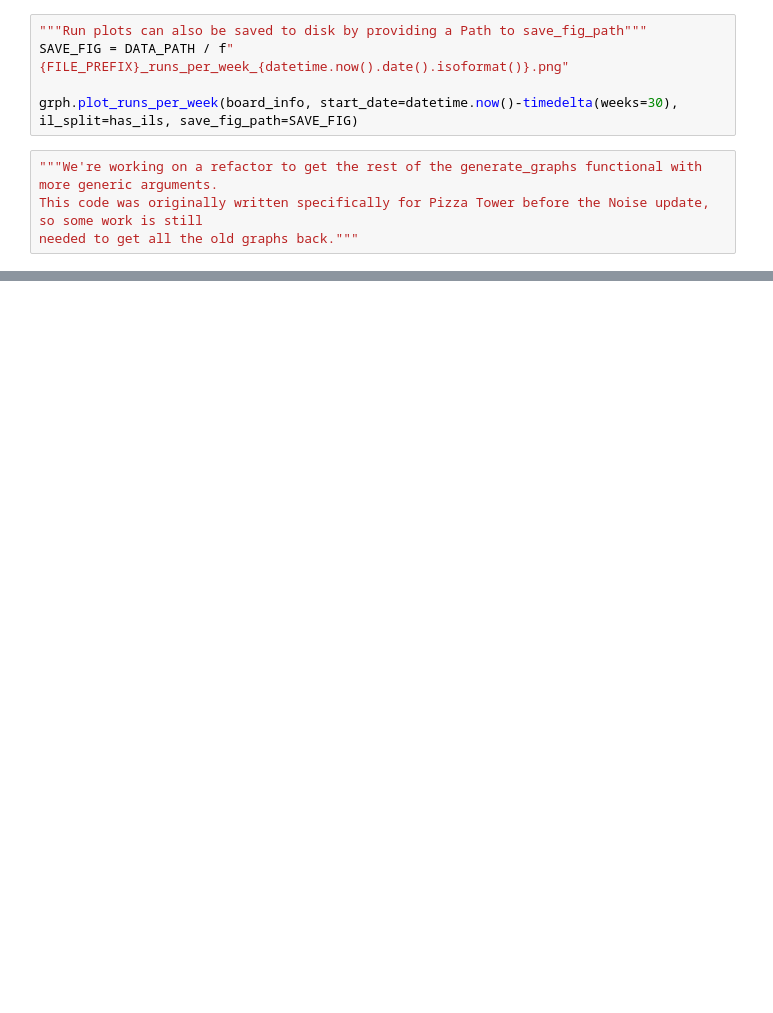
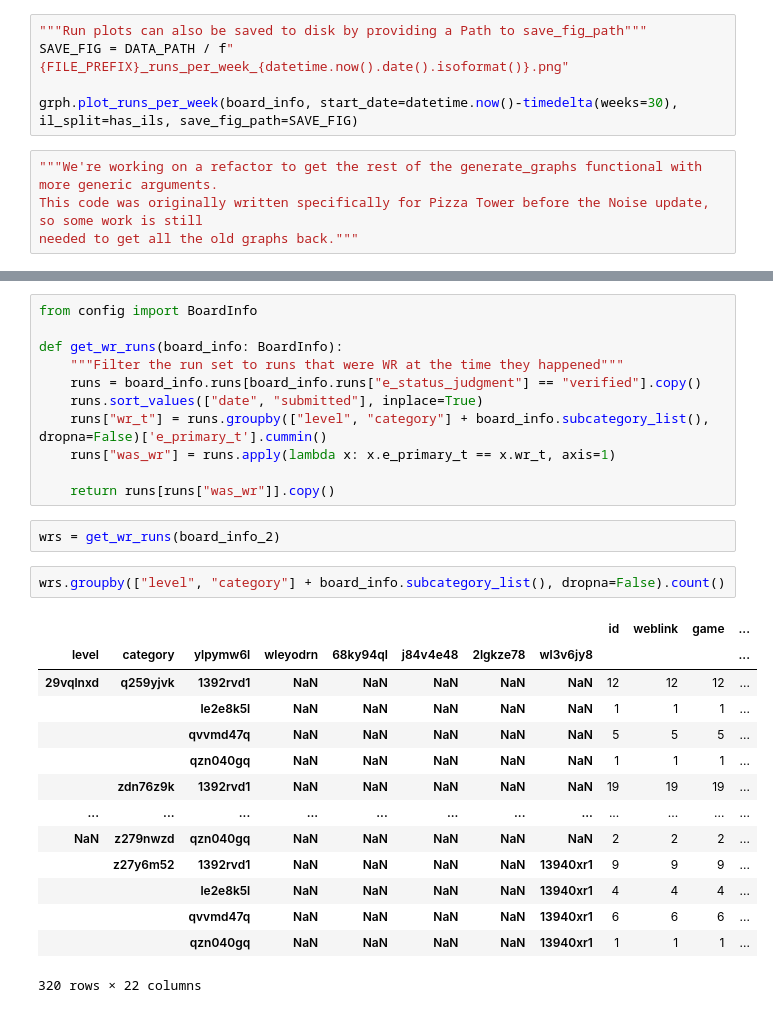
Before and after one commit to Vicas/src-stats, a Jupyter notebook: sample_notebook.ipynb, the cells around one changed output, grey strips where cells are left out. Saved outputs shown, nothing was run; the diff lists cells and outputs as text; blank space fills up the shorter version.

```diff
--- a/sample_notebook.ipynb
+++ b/sample_notebook.ipynb
@@ -51,0 +278,30 @@ needed to get all the old graphs back."""
+# %%
+from config import BoardInfo
+
+def get_wr_runs(board_info: BoardInfo):
+    """Filter the run set to runs that were WR at the time they happened"""
+    runs = board_info.runs[board_info.runs["e_status_judgment"] == "verified"].copy()
+    runs.sort_values(["date", "submitted"], inplace=True)
+    runs["wr_t"] = runs.groupby(["level", "category"] + board_info.subcategory_list(), dropna=False)['e_primary_t'].cummin()
+    runs["was_wr"] = runs.apply(lambda x: x.e_primary_t == x.wr_t, axis=1)
+
+    return runs[runs["was_wr"]].copy()
+# %%
+wrs = get_wr_runs(board_info_2)
+# %%
+wrs.groupby(["level", "category"] + board_info.subcategory_list(), dropna=False).count()
+# %% [output]
+|  |  |  |  |  |  |  |  | id | weblink | game | ... |
+| level | category | ylpymw6l | wleyodrn | 68ky94ql | j84v4e48 | 2lgkze78 | wl3v6jy8 |  |  |  | ... |
+| 29vqlnxd | q259yjvk | 1392rvd1 | NaN | NaN | NaN | NaN | NaN | 12 | 12 | 12 | ... |
+|  |  | le2e8k5l | NaN | NaN | NaN | NaN | NaN | 1 | 1 | 1 | ... |
+|  |  | qvvmd47q | NaN | NaN | NaN | NaN | NaN | 5 | 5 | 5 | ... |
+|  |  | qzn040gq | NaN | NaN | NaN | NaN | NaN | 1 | 1 | 1 | ... |
+|  | zdn76z9k | 1392rvd1 | NaN | NaN | NaN | NaN | NaN | 19 | 19 | 19 | ... |
+| ... | ... | ... | ... | ... | ... | ... | ... | ... | ... | ... | ... |
+| NaN | z279nwzd | qzn040gq | NaN | NaN | NaN | NaN | NaN | 2 | 2 | 2 | ... |
+|  | z27y6m52 | 1392rvd1 | NaN | NaN | NaN | NaN | 13940xr1 | 9 | 9 | 9 | ... |
+|  |  | le2e8k5l | NaN | NaN | NaN | NaN | 13940xr1 | 4 | 4 | 4 | ... |
+|  |  | qvvmd47q | NaN | NaN | NaN | NaN | 13940xr1 | 6 | 6 | 6 | ... |
+|  |  | qzn040gq | NaN | NaN | NaN | NaN | 13940xr1 | 1 | 1 | 1 | ... |
+320 rows × 22 columns
```
Also changed, not shown: parts of 32 cells of this notebook, 5 other files.
